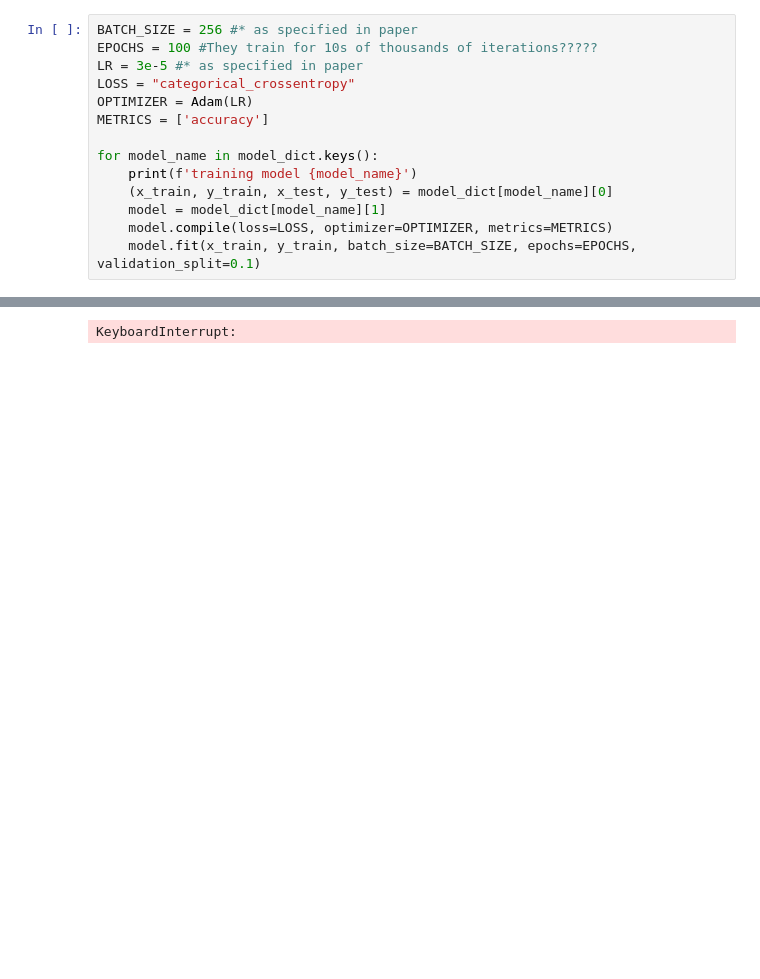
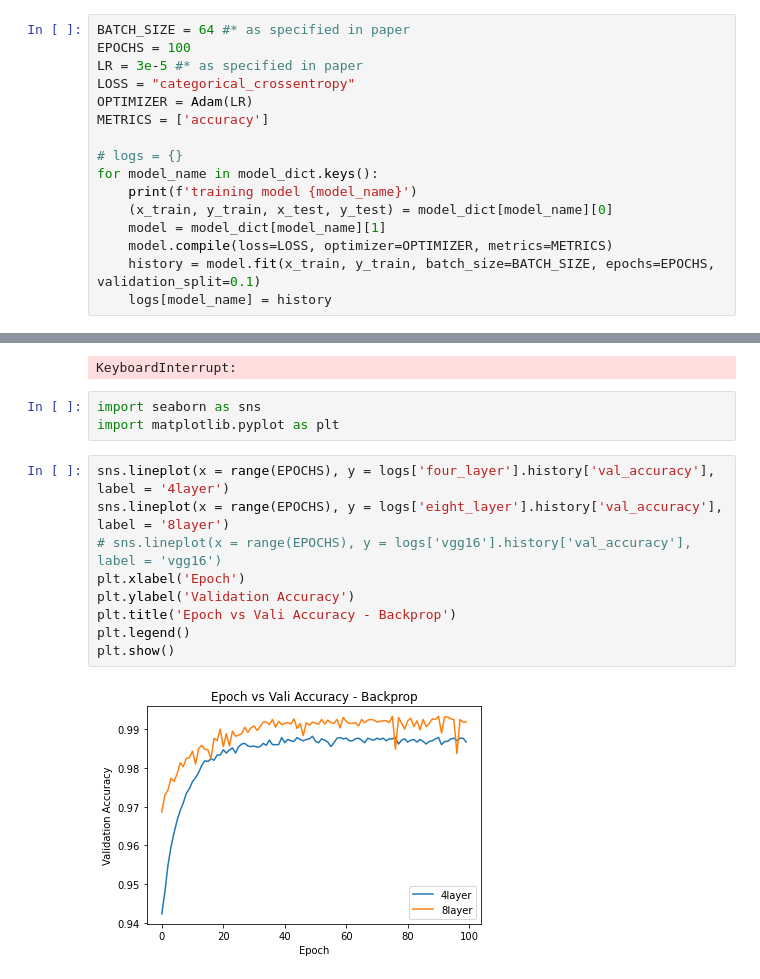
Before and after one commit to jacobdineen/synthetic_grads, a Jupyter notebook: traditional_backprop.ipynb, the cells around one changed output, grey strips where cells are left out. Drawn from its saved outputs; the diff is of its cells as text; blank space fills up the shorter version.

```diff
--- a/traditional_backprop.ipynb
+++ b/traditional_backprop.ipynb
@@ -25,20 +25,36 @@ model_dict = {
     'vgg16': (get_MNIST(vgg_preprocess=True), get_VGG16(num_classes=10)),
     }
 # %%
-BATCH_SIZE = 256 #* as specified in paper
-EPOCHS = 100 #They train for 10s of thousands of iterations?????
+BATCH_SIZE = 64 #* as specified in paper
+EPOCHS = 100
 LR = 3e-5 #* as specified in paper
 LOSS = "categorical_crossentropy"
 OPTIMIZER = Adam(LR)
 METRICS = ['accuracy']
 
+# logs = {}
 for model_name in model_dict.keys():
     print(f'training model {model_name}')
     (x_train, y_train, x_test, y_test) = model_dict[model_name][0]
     model = model_dict[model_name][1]
     model.compile(loss=LOSS, optimizer=OPTIMIZER, metrics=METRICS)
-    model.fit(x_train, y_train, batch_size=BATCH_SIZE, epochs=EPOCHS, validation_split=0.1)
+    history = model.fit(x_train, y_train, batch_size=BATCH_SIZE, epochs=EPOCHS, validation_split=0.1)
+    logs[model_name] = history
 # %% [output]
 training model vgg16
 Epoch 1/100
 KeyboardInterrupt:
+# %%
+import seaborn as sns
+import matplotlib.pyplot as plt
+# %%
+sns.lineplot(x = range(EPOCHS), y = logs['four_layer'].history['val_accuracy'], label = '4layer')
+sns.lineplot(x = range(EPOCHS), y = logs['eight_layer'].history['val_accuracy'], label = '8layer')
+# sns.lineplot(x = range(EPOCHS), y = logs['vgg16'].history['val_accuracy'], label = 'vgg16')
+plt.xlabel('Epoch')
+plt.ylabel('Validation Accuracy')
+plt.title('Epoch vs Vali Accuracy - Backprop')
+plt.legend()
+plt.show()
+# %% [output]
+[figure, added]
```
Also changed, not shown: 2 other files.
